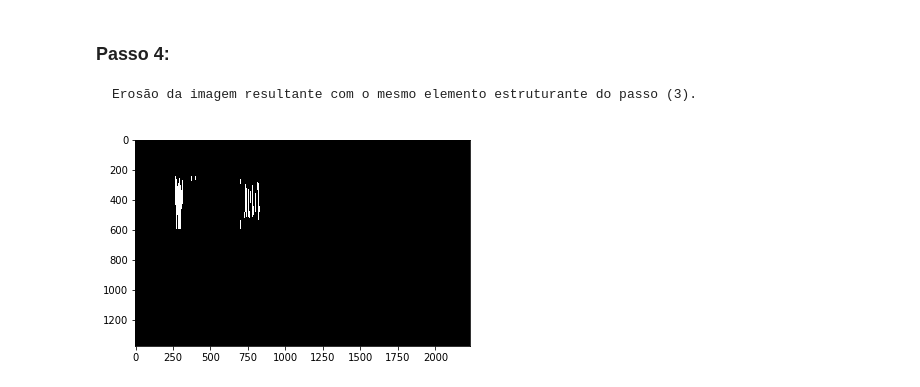
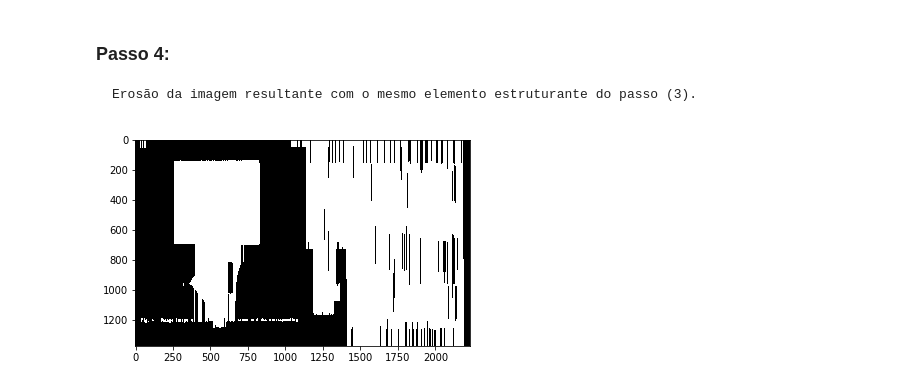
Before and after one commit to luizcartolano2/mc920, a Jupyter notebook: proj3-2019/proj3.ipynb, the cells around one changed output. Drawn from its saved outputs; the diff is of its cells as text; code cells hidden in the pictures.

```diff
--- a/proj3-2019/proj3.ipynb
+++ b/proj3-2019/proj3.ipynb
@@ -49,10 +48,9 @@ show()
 ### Passo 4:
     Erosão da imagem resultante com o mesmo elemento estruturante do passo (3).
 # %%
-img_4 = img.copy()
 kernel = np.ones((200,1))
-img_ers_4 = cv2.erode(-img_4,kernel,iterations = 1)
+img_ers_4 = cv2.erode(img_dlt_3,kernel,iterations = 1)
 imshow(img_ers_4,cmap='gray')
 show()
 # %% [output]
-[figure, old version]
+[figure, new version]
```
Also changed, not shown: parts of 1 cell of this notebook.
